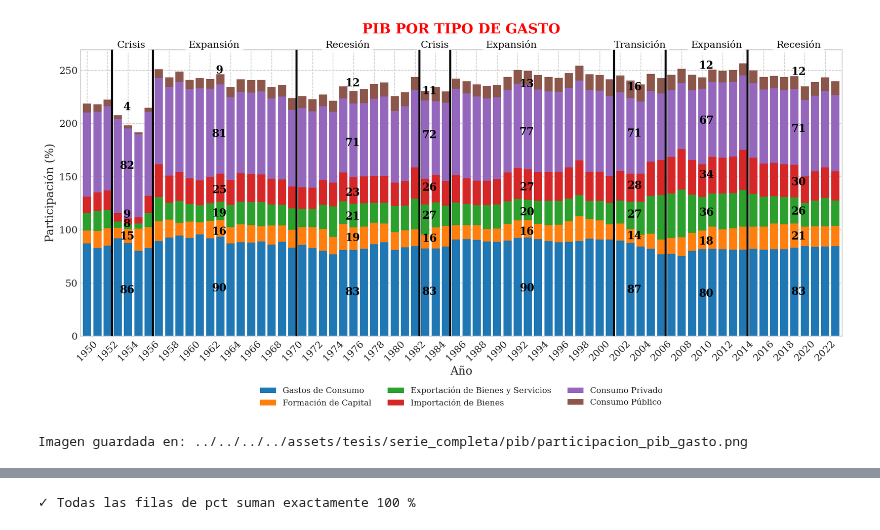
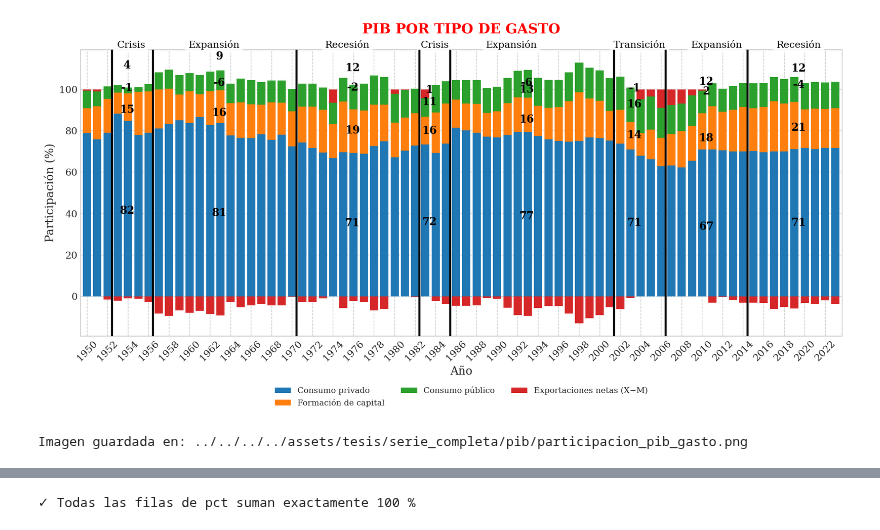
Before and after one commit to navi0369/proyectomacro, a Jupyter notebook: notebooks/tesis/serie_completa/pib/participacion_pib_tipo_de_gasto.ipynb, the cells around one changed output, grey strips where cells are left out. Cells and saved outputs as stored; diff of their text form; code cells hidden in the pictures.

```diff
--- a/notebooks/tesis/serie_completa/pib/participacion_pib_tipo_de_gasto.ipynb
+++ b/notebooks/tesis/serie_completa/pib/participacion_pib_tipo_de_gasto.ipynb
@@ -18,30 +18,25 @@ with sqlite3.connect("../../../../db/proyectomacro.db") as conn:
 df.set_index("año", inplace=True)
 cycles_adj=adjust_cycles(df, CYCLES)
 
+df["exportaciones_netas"] = (
+    df["exportacion_bienes_servicios"] - df["importacion_bienes"]
+)
+
 # ── 3. Selección de cols_cols_cols_componentes y cálculo de participaciones (%) ───────────
 componentes = [
-    ("gastos_consumo", "Gastos de Consumo"),
-    ("formacion_capital", "Formación de Capital"),
-    ("exportacion_bienes_servicios", "Exportación de Bienes y Servicios"),
-    ("importacion_bienes", "Importación de Bienes"),
-    ("consumo_privado", "Consumo Privado"),
-    ("consumo_publico", "Consumo Público"),
+    ("consumo_privado",     "Consumo privado"),
+    ("formacion_capital",   "Formación de capital"),
+    ("consumo_publico",     "Consumo público"),
+    ("exportaciones_netas", "Exportaciones netas (X−M)"),
 ]
-cols = [
-    'gastos_consumo',
-    'formacion_capital',
-    'exportacion_bienes_servicios',
-    'importacion_bienes',
-    'consumo_privado',
-    'consumo_publico'
-]
+cols = [c for c, _ in componentes]
 
 #offset
 # Extraer sólo esas columnas
 comp = df[cols]
 
 # Convertir a porcentaje del PIB real base 1990
-pct = comp.div(df["pib_real_base_1990"], axis=0).multiply(100)
+pct = df[cols].div(df["pib_real_base_1990"], axis=0).multiply(100)
 
 # Cálculo de estadísticas por ciclo
 cycle_stats = {
@@ -105,32 +100,32 @@ SKIP_MEANS_BY_NAME = {
     "Crisis 52-55":      {'energia'},
     "Expansión 56-69":   {'energia'},
     "Recesión 70-81":    {'energia'},
     "Crisis 82-84":      {'energia'},
     "Expansión 85-00":   {'energia'},
     "Transicion 01-05":      {'energia'},
     "Expansión 06-14": {'energia'},
     "Recesión 15-23":    {'energia'},
 }
 
 
 add_hitos_barras(
     ax, df.index, hitos_v, hitos_offset, hitos_text_x
 )
 add_cycle_means_barras(
     ax,
     index=list(df.index),          # secuencia de años
     cycle_slices=cycles_adj,       # nombre → slice
     cycle_stats=cycle_stats,       # nombre → {col: media}
     cols=cols,                     # orden de apilado
     offsets=MEAN_OFFSETS_BY_NAME,  # opcional
     skip=SKIP_MEANS_BY_NAME        # opcional
 )
 # ── 6. Guardar y mostrar ───────────────────────────────────────────────────
 plt.tight_layout()
 out_path = os.path.join(OUTPUT_DIR, "participacion_pib_gasto.png")
 plt.savefig(out_path, dpi=300)
 plt.show()
 print(f"Imagen guardada en: {out_path}")
 # %% [output]
-[figure, old version]
+[figure, new version]
 Imagen guardada en: ../../../../assets/tesis/serie_completa/pib/participacion_pib_gasto.png
```
Also changed, not shown: parts of 1 cell of this notebook, 4 other files.
